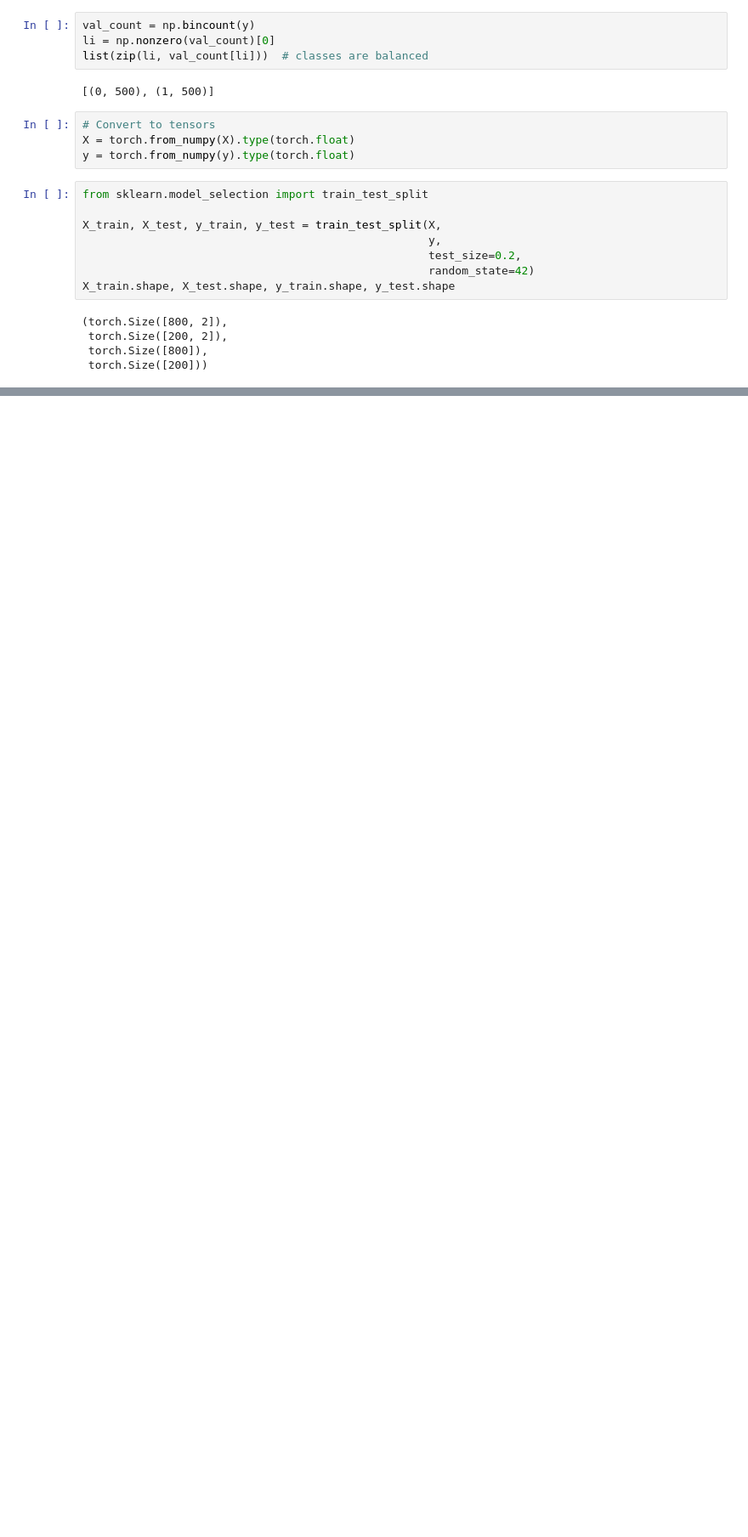
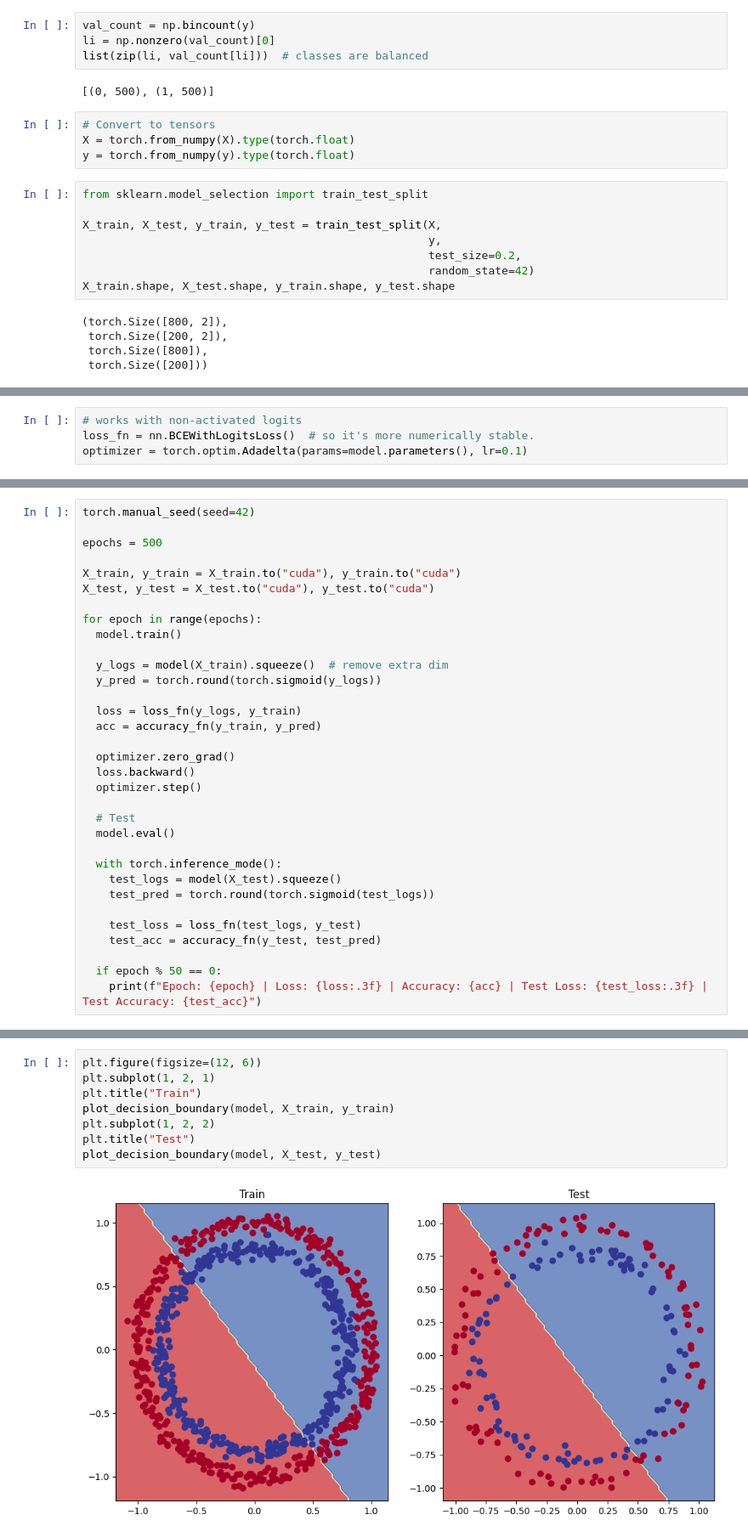
Before and after one commit to Cheslaff/KurwAI-archive, a Jupyter notebook: PyTorch/Study/classification_neuralnet.ipynb, the cells around one changed output, grey strips where cells are left out. Shown at 85% size. Cells and saved outputs as stored; diff of their text form; blank space fills up the shorter version.

```diff
--- a/PyTorch/Study/classification_neuralnet.ipynb
+++ b/PyTorch/Study/classification_neuralnet.ipynb
@@ -49,0 +101,4 @@ X_train.shape, X_test.shape, y_train.shape, y_test.shape
+# %%
+# works with non-activated logits
+loss_fn = nn.BCEWithLogitsLoss()  # so it's more numerically stable.
+optimizer = torch.optim.Adadelta(params=model.parameters(), lr=0.1)
@@ -49,0 +123,33 @@ X_train.shape, X_test.shape, y_train.shape, y_test.shape
+# %%
+torch.manual_seed(seed=42)
+
+epochs = 500
+
+X_train, y_train = X_train.to("cuda"), y_train.to("cuda")
+X_test, y_test = X_test.to("cuda"), y_test.to("cuda")
+
+for epoch in range(epochs):
+  model.train()
+
+  y_logs = model(X_train).squeeze()  # remove extra dim
+  y_pred = torch.round(torch.sigmoid(y_logs))
+
+  loss = loss_fn(y_logs, y_train)
+  acc = accuracy_fn(y_train, y_pred)
+
+  optimizer.zero_grad()
+  loss.backward()
+  optimizer.step()
+
+  # Test
+  model.eval()
+
+  with torch.inference_mode():
+    test_logs = model(X_test).squeeze()
+    test_pred = torch.round(torch.sigmoid(test_logs))
+
+    test_loss = loss_fn(test_logs, y_test)
+    test_acc = accuracy_fn(y_test, test_pred)
+
+  if epoch % 50 == 0:
+    print(f"Epoch: {epoch} | Loss: {loss:.3f} | Accuracy: {acc} | Test Loss: {test_loss:.3f} | Test Accuracy: {test_acc}")
@@ -49,0 +194,10 @@ X_train.shape, X_test.shape, y_train.shape, y_test.shape
+# %%
+plt.figure(figsize=(12, 6))
+plt.subplot(1, 2, 1)
+plt.title("Train")
+plot_decision_boundary(model, X_train, y_train)
+plt.subplot(1, 2, 2)
+plt.title("Test")
+plot_decision_boundary(model, X_test, y_test)
+# %% [output]
+[figure, added]
```
Also changed, not shown: parts of 20 cells of this notebook.
